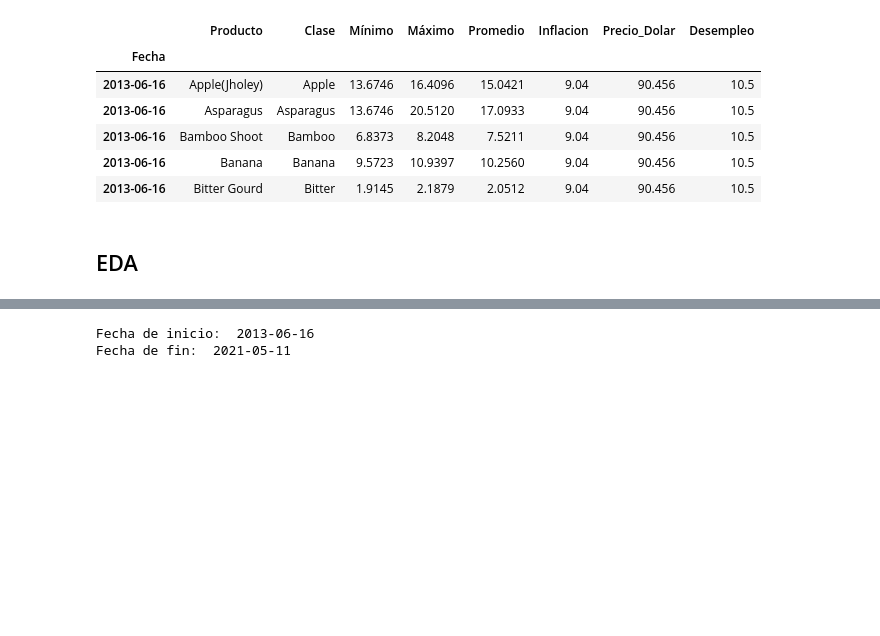
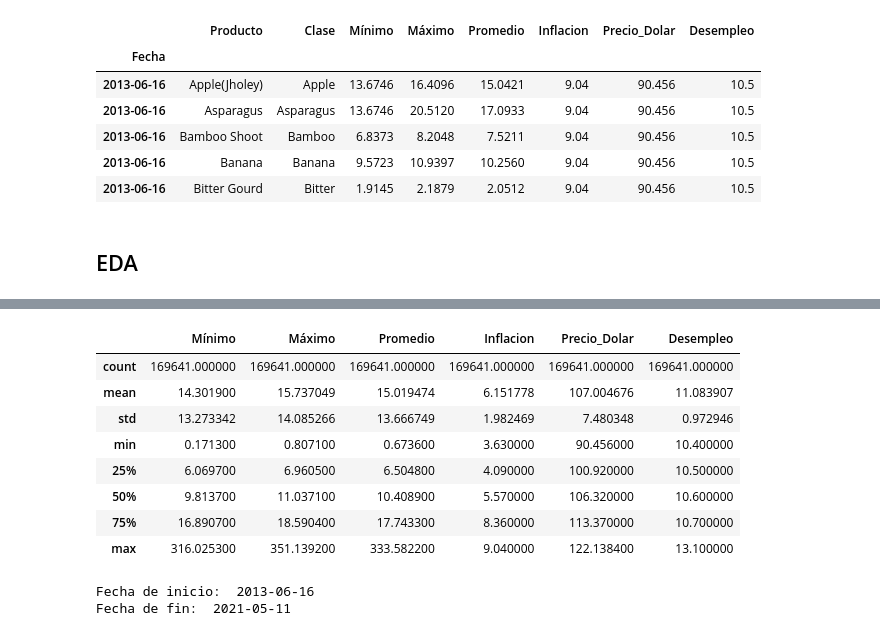
Before and after one commit to paucardenasg/Proyecto_MNLP, a Jupyter notebook: Proyecto_Final.ipynb, the cells around one changed output, grey strips where cells are left out. Saved outputs shown, nothing was run; the diff lists cells and outputs as text; code cells hidden in the pictures; blank space fills up the shorter version.

```diff
--- a/Proyecto_Final.ipynb
+++ b/Proyecto_Final.ipynb
@@ -123,3 +152,16 @@ data.head()
+# %%
+# Datos estadísticos de las variables
+data.describe()
+# %% [output]
+|  | Mínimo | Máximo | Promedio | Inflacion | Precio_Dolar | Desempleo |
+| count | 169641.000000 | 169641.000000 | 169641.000000 | 169641.000000 | 169641.000000 | 169641.000000 |
+| mean | 14.301900 | 15.737049 | 15.019474 | 6.151778 | 107.004676 | 11.083907 |
+| std | 13.273342 | 14.085266 | 13.666749 | 1.982469 | 7.480348 | 0.972946 |
+| min | 0.171300 | 0.807100 | 0.673600 | 3.630000 | 90.456000 | 10.400000 |
+| 25% | 6.069700 | 6.960500 | 6.504800 | 4.090000 | 100.920000 | 10.500000 |
+| 50% | 9.813700 | 11.037100 | 10.408900 | 5.570000 | 106.320000 | 10.600000 |
+| 75% | 16.890700 | 18.590400 | 17.743300 | 8.360000 | 113.370000 | 10.700000 |
+| max | 316.025300 | 351.139200 | 333.582200 | 9.040000 | 122.138400 | 13.100000 |
 # %%
 # Mostrando fechas de inicio y fin de los datos, puras fechas sin hora
 print('Fecha de inicio: ', data.index.min().date())
```
Also changed, not shown: parts of 5 cells of this notebook.
